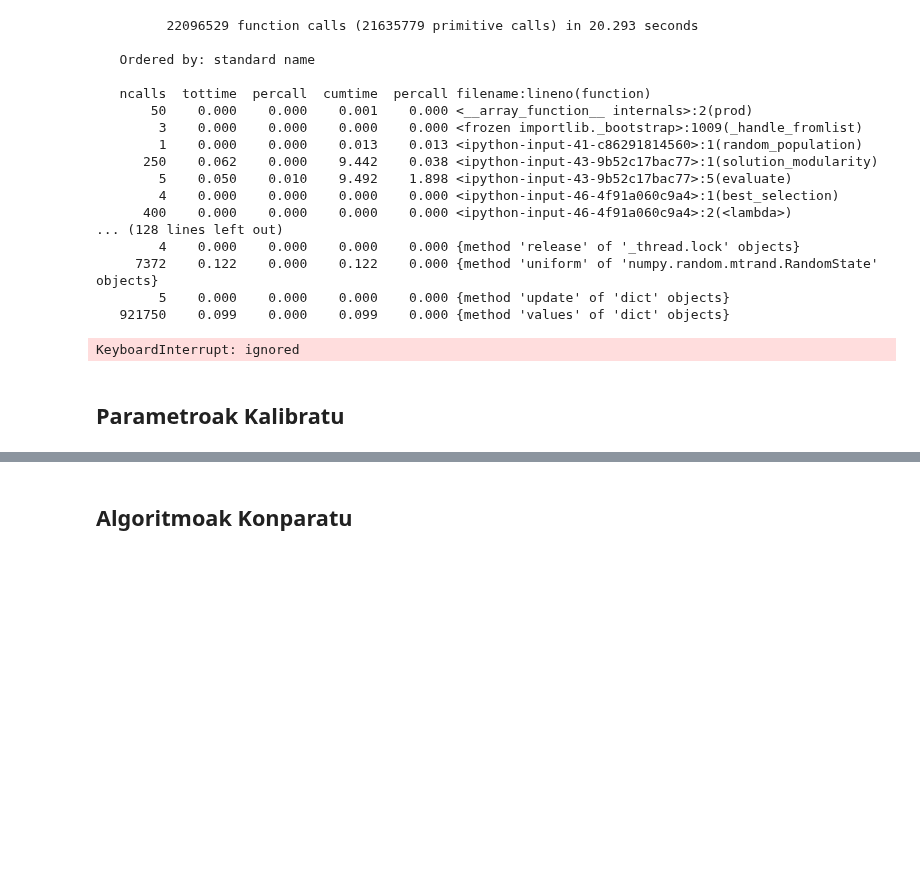
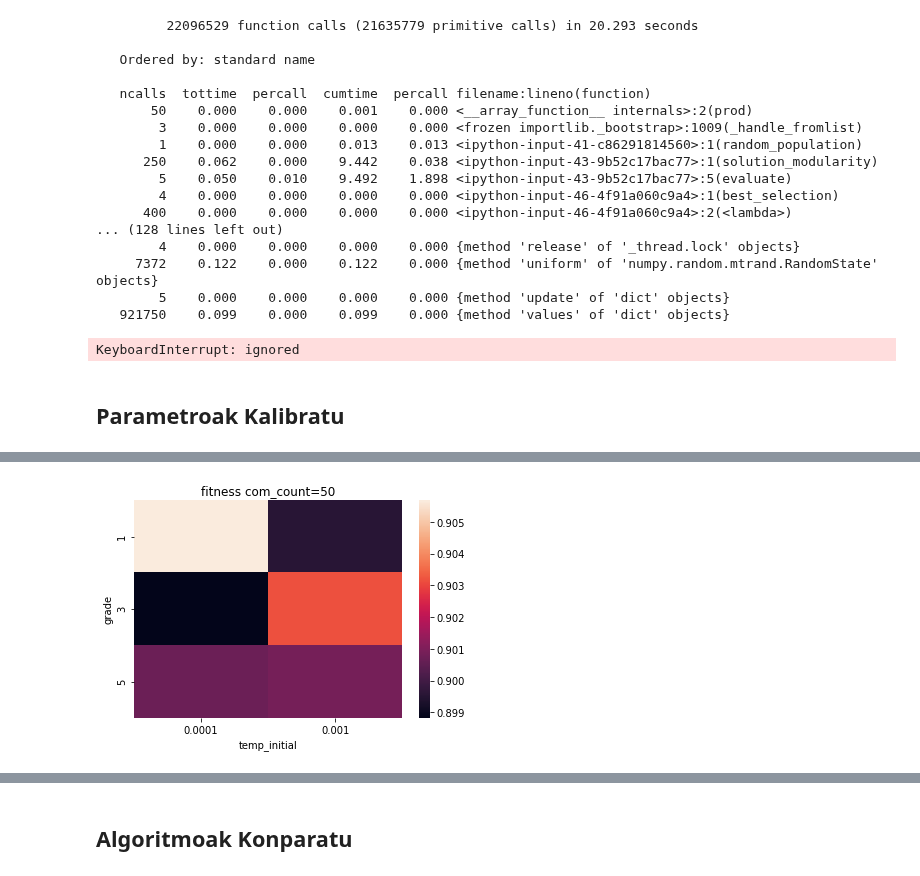
Before and after one commit to juletx/community-detection, a Jupyter notebook: notebooks/CDP_3_fasea.ipynb, the cells around one changed output, grey strips where cells are left out. Saved outputs shown, nothing was run; the diff lists cells and outputs as text; code cells hidden in the pictures; blank space fills up the shorter version.

```diff
--- a/notebooks/CDP_3_fasea.ipynb
+++ b/notebooks/CDP_3_fasea.ipynb
@@ -2180,0 +2293,4 @@ ax = sns.heatmap(datuak)
+# %%
+plot_heatmap(data, 50)
+# %% [output]
+[figure, added]
```
Also changed, not shown: parts of 75 cells of this notebook, 2 other files.
